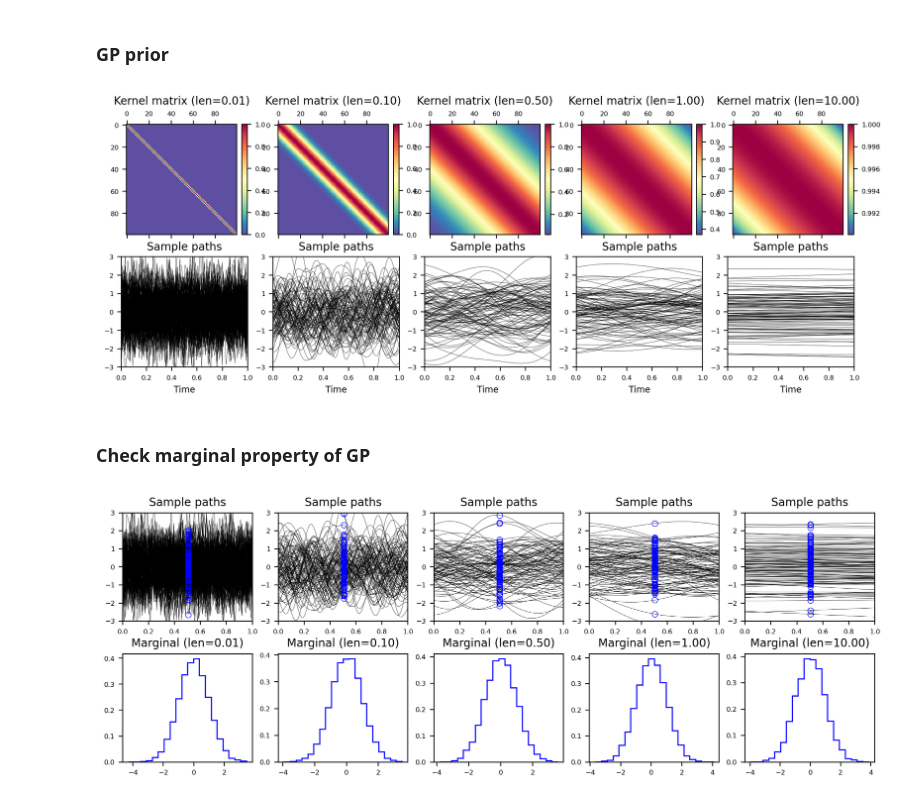
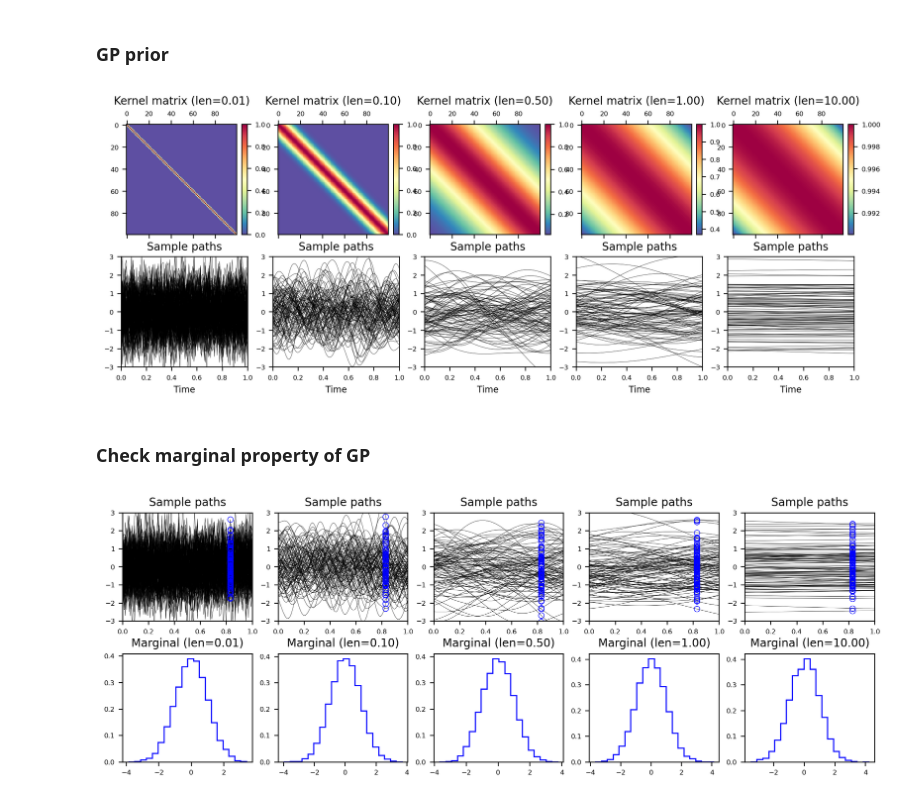
Before and after one commit to sjchoi86/gaussian-process, a Jupyter notebook: code/demo_gp_prior_1d.ipynb, the cells around one changed output. Drawn from its saved outputs; the diff is of its cells as text; code cells hidden in the pictures.

```diff
--- a/code/demo_gp_prior_1d.ipynb
+++ b/code/demo_gp_prior_1d.ipynb
@@ -14,9 +14,7 @@ Ready.
 ### Define a kernel function (`Squared Exponential`)
 # %%
 def kernel_se(x1,x2,hyp={'gain':1.0,'len':1.0}):
-    """
-        Squared-exponential kernel function
-    """
+    """ Squared-exponential kernel function """
     D = distance.cdist(x1/hyp['len'],x2/hyp['len'],'sqeuclidean')
     K = hyp['gain']*np.exp(-D)
     return K
@@ -49,29 +47,30 @@ for l_idx,len_val in enumerate(len_vals):
     plt.title('Sample paths',fontsize=10)
 plt.show()
 # %% [output]
-[figure, old version]
+[figure, new version]
 # %% [markdown]
 ### Check marginal property of GP
 # %%
-idx_marginal = L//2 # at the center
+idx_marginal = np.random.randint(low=0,high=L)
 plt.figure(figsize=(12,4))
 plt.rcParams.update({'font.size':6})
 plt.subplots_adjust(hspace=0.3)
 for l_idx,len_val in enumerate(len_vals):
     K = kernel_se(t_data,t_data,hyp={'gain':1.0,'len':len_val})
     K_chol = np.linalg.cholesky(K+1e-8*np.eye(L,L)) # [L x L]
     n_sample,n_path2plot = 10000,100
     sample_path = np.matmul(K_chol,np.random.randn(L,n_sample)) # [L x n_sample]
     sample_marginal = sample_path[idx_marginal,:] # [n_sample]
     plt.subplot(2,len(len_vals),l_idx+1)
     plt.plot(t_data,sample_path[:,:n_path2plot],'-',lw=1/4,color='k')
-    plt.plot(t_data[idx_marginal]*np.ones(n_path2plot),sample_path[idx_marginal,:n_path2plot],
+    plt.plot(t_data[idx_marginal]*np.ones(n_path2plot),
+             sample_path[idx_marginal,:n_path2plot],
              'o',lw=1/4,color='b',mfc='none',ms=5,mew=0.5)
     plt.xlim([0,1]); plt.ylim([-3.0,+3.0]);
     plt.title('Sample paths',fontsize=10)
     plt.subplot(2,len(len_vals),l_idx+1+len(len_vals))
     plt.hist(sample_marginal,bins=20,density=True,histtype='step',color='b')
     plt.title('Marginal (len=%.2f)'%(len_val),fontsize=10)
 plt.show()
 # %% [output]
-[figure, old version]
+[figure, new version]
```
Also changed, not shown: 3 other files.
